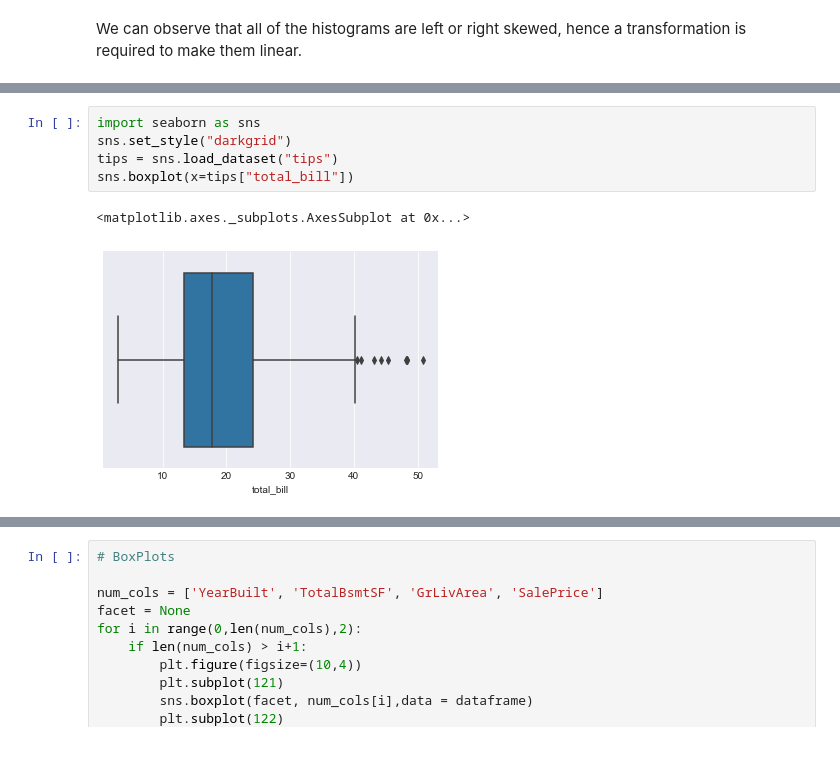
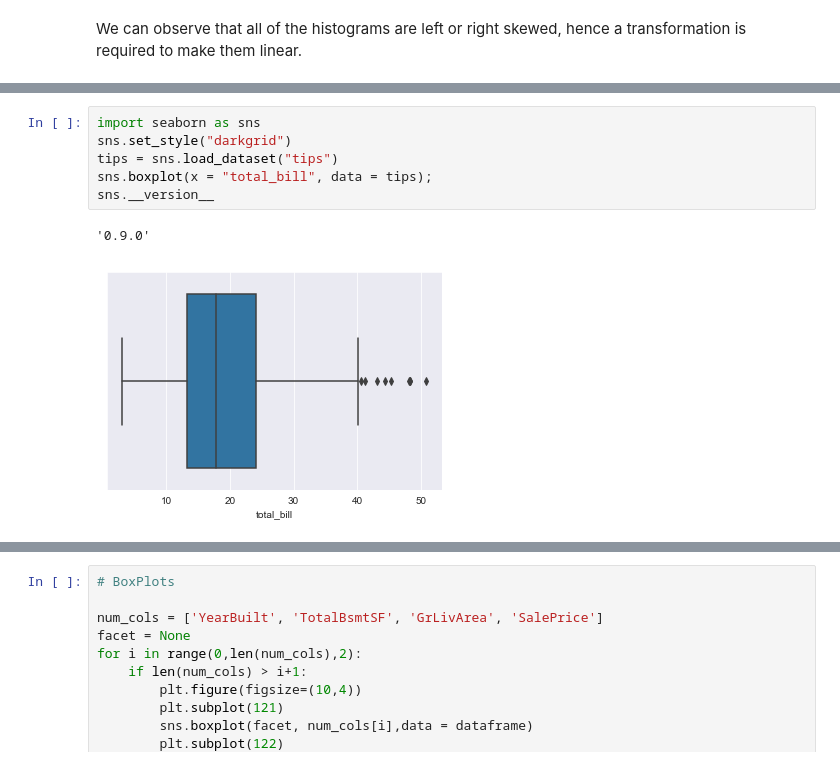
Before and after one commit to meetbharat/26-Days-of-DataScience, a Jupyter notebook: Day-09-Exploratory_Data_Analysis/notebooks/Day-9 Notebook.ipynb, the cells around one changed output, grey strips where cells are left out. Drawn from its saved outputs; the diff is of its cells as text.

```diff
--- a/Day-09-Exploratory_Data_Analysis/notebooks/Day-9 Notebook.ipynb
+++ b/Day-09-Exploratory_Data_Analysis/notebooks/Day-9 Notebook.ipynb
@@ -315,11 +321,12 @@ Using this we can find the features which can be removed.
 # %%
 import seaborn as sns
 sns.set_style("darkgrid")
 tips = sns.load_dataset("tips")
-sns.boxplot(x=tips["total_bill"])
+sns.boxplot(x = "total_bill", data = tips);
+sns.__version__
 # %% [output]
-<matplotlib.axes._subplots.AxesSubplot at 0x...>
+'0.9.0'
-[figure, old version]
+[figure, new version]
 # %% [markdown]
 <img src="../images/Concept-Alert.png" alt="Concept-Alert" style="width: 100px;float:left; margin-right:15px"/>
 <br />
```
Also changed, not shown: parts of 11 cells of this notebook, 1 other file.
